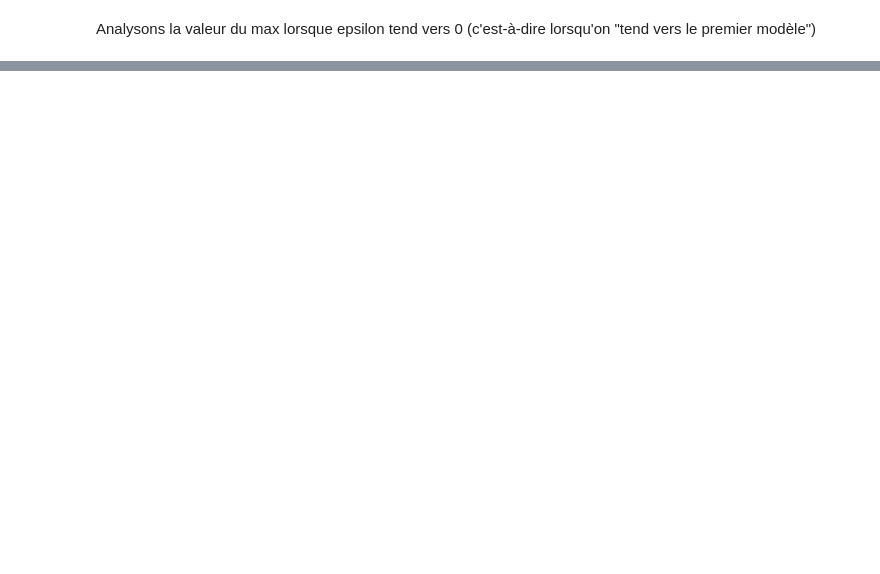
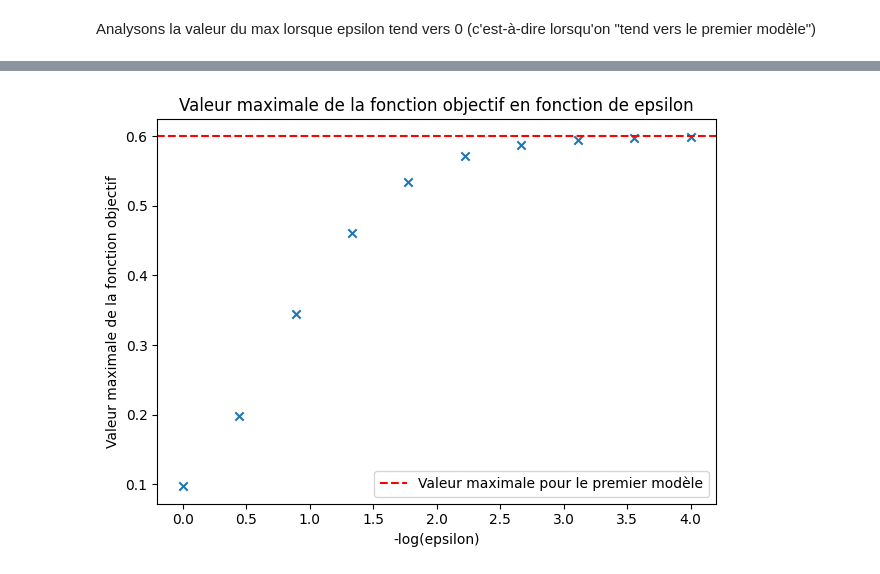
Before and after one commit to natael-regnier/Projet-RI, a Jupyter notebook: Notebook.ipynb, the cells around one changed output, grey strips where cells are left out. Cells and saved outputs as stored; diff of their text form; code cells hidden in the pictures; blank space fills up the shorter version.

```diff
--- a/Notebook.ipynb
+++ b/Notebook.ipynb
@@ -330,0 +284,57 @@ plt.show()
+# %%
+# Constants for the test
+max_iterations = 10000
+objective_change_threshold = 1e-6  # Threshold for change in the objective
+puissances = np.linspace(0, 4, 10)
+epsilon_values = [10 ** (-k) for k in puissances]  # Epsilon values to test
+max_objective_values = []  # List to store the maximum objective values
+norm_differences = []  # List to store the norms
+
+# Initial pi_0 for comparison
+pi_0 = torch.tensor([[4/7, 3/7], [0, 1]], dtype=torch.float32)
+
+# Loop over epsilon values
+for epsilon_value in epsilon_values:
+    # Initialize pi with desired values
+    pi = pi_0.clone().detach().requires_grad_(True)
+    objective_values = []  # Reset the list of objective values
+
+    # Gradient ascent
+    for iteration in range(max_iterations):
+        pi = pi.clone().detach().requires_grad_(True)
+
+        # Calculate the objective function and gradient
+        obj = objective(pi, U, V, q, epsilon_value, nu, mu)
+        obj.backward()
+
+        with torch.no_grad():
+            pi += epsilon_value * pi.grad  # Maximization
+            pi = project_to_simplex(pi)  # Project to the simplex
+
+        # Record the objective value
+        objective_values.append(obj.item())
+
+        # Stopping criterion based on the change in objective
+        if iteration > 0 and abs(objective_values[-1] - objective_values[-2]) < objective_change_threshold:
+            break
+
+    # Record the maximum objective value for this epsilon
+    max_objective_values.append(objective_values[-1])
+
+    # Compute the norm of (pi - pi_0) and store
+    norm_difference = torch.norm(pi - pi_0).item()
+    norm_differences.append(norm_difference)
+
+
+
+plt.scatter(np.array(puissances), max_objective_values, marker='x')
+plt.axhline(y=0.6, color='red', linestyle='--', label="Valeur maximale pour le premier modèle")  # Red dashed line
+plt.xlabel("-log(epsilon)")
+plt.ylabel("Valeur maximale de la fonction objectif")
+plt.title("Valeur maximale de la fonction objectif en fonction de epsilon")
+plt.legend()
+
+plt.tight_layout()
+plt.show()
+# %% [output]
+[figure, added]
```
Also changed, not shown: parts of 6 cells of this notebook.
